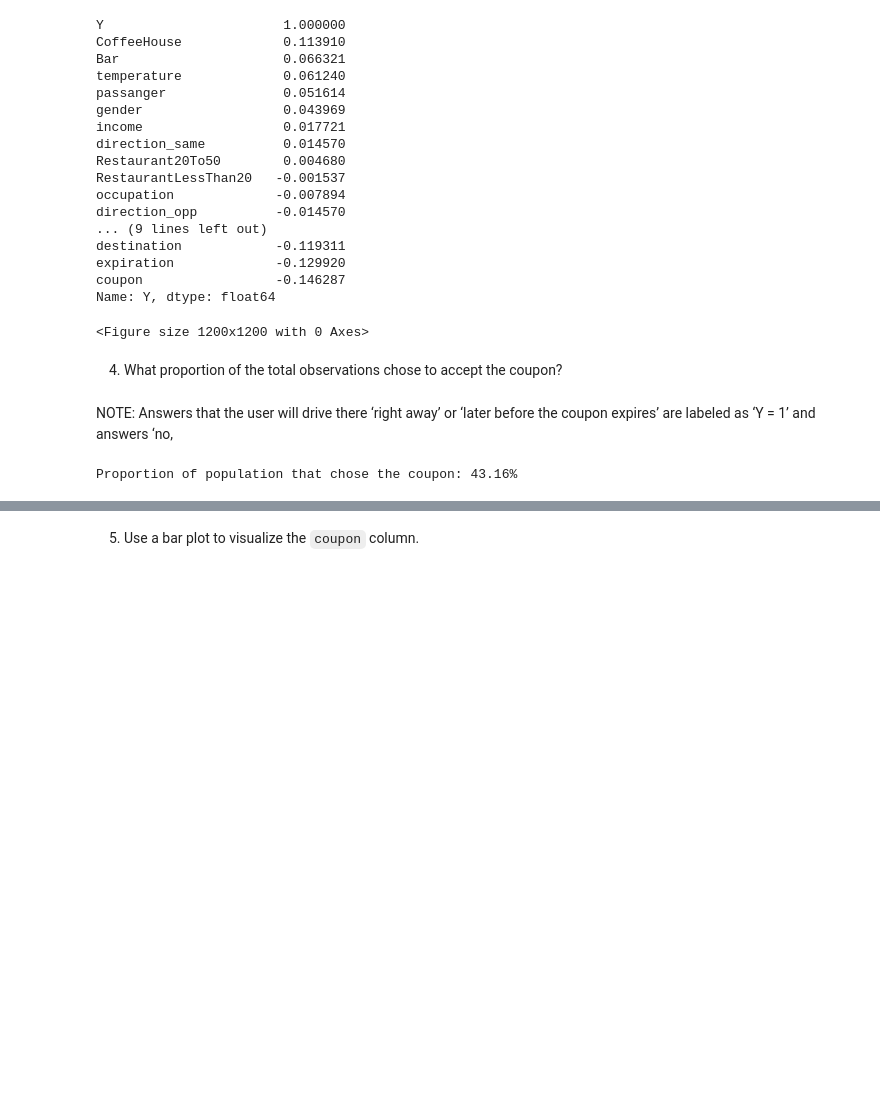
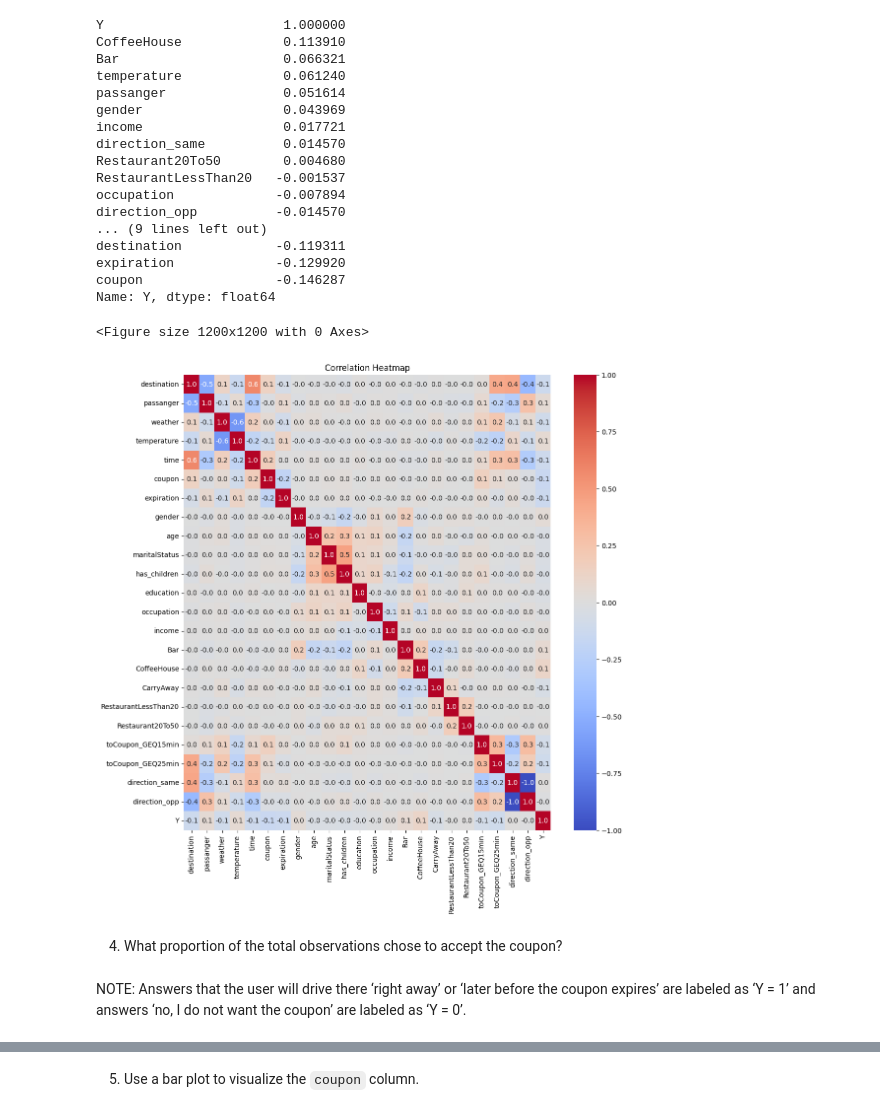
Before and after one commit to andrespineda/UC-Berkeley-MLAI, a Jupyter notebook: prompt.ipynb, the cells around one changed output, grey strips where cells are left out. Drawn from its saved outputs; the diff is of its cells as text; code cells hidden in the pictures; blank space fills up the shorter version.

```diff
--- a/prompt.ipynb
+++ b/prompt.ipynb
@@ -173,6 +172,7 @@ The 'car' and 'toCoupon_GEQ5min' columns are useless, so drop them.
 # %%
 df = df.drop('car', axis=1)
 df = df.drop('toCoupon_GEQ5min', axis=1)
+df = df.fillna('Unknown')  # Fill NaN with the value 'value'
 # %% [markdown]
 Now display the categorical values of each of the Dtype = Object columns.
 In other words, list the text values that are in columns such as Destination, Passanger, etc.
@@ -258,13 +258,14 @@ expiration             -0.129920
 coupon                 -0.146287
 Name: Y, dtype: float64
 <Figure size 1200x1200 with 0 Axes>
+# %%
+plt.figure(figsize=(12, 12))
+sns.heatmap(df.corr(), annot=True, cmap='coolwarm', fmt='.1f'  )
+plt.title('Correlation Heatmap')
+plt.show()
+# %% [output]
+[figure, added]
 # %% [markdown]
 4. What proportion of the total observations chose to accept the coupon?
 # %% [markdown]
-NOTE: Answers that the user will drive there ‘right away’ or ‘later before the coupon expires’ are labeled as ‘Y = 1’ and answers ‘no,
+NOTE: Answers that the user will drive there ‘right away’ or ‘later before the coupon expires’ are labeled as ‘Y = 1’ and answers ‘no, I do not want the coupon’ are labeled as ‘Y = 0’.
-# %%
-proportion = df['Y'].value_counts(normalize=True)
-percentage = proportion.iloc[1] * 100
-print(f"Proportion of population that chose the coupon: {percentage:.2f}%")
-# %% [output]
-Proportion of population that chose the coupon: 43.16%
```
Also changed, not shown: parts of 13 cells of this notebook.
